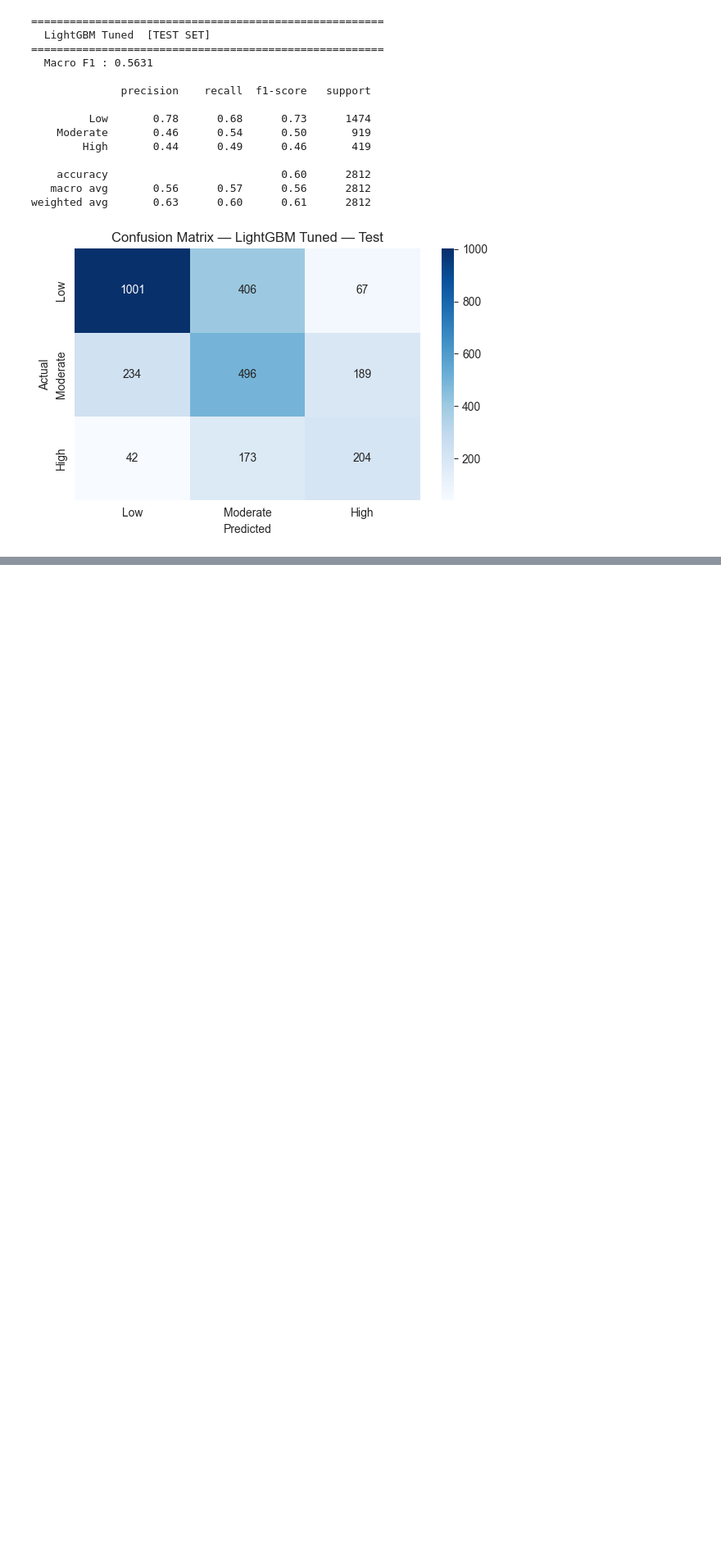
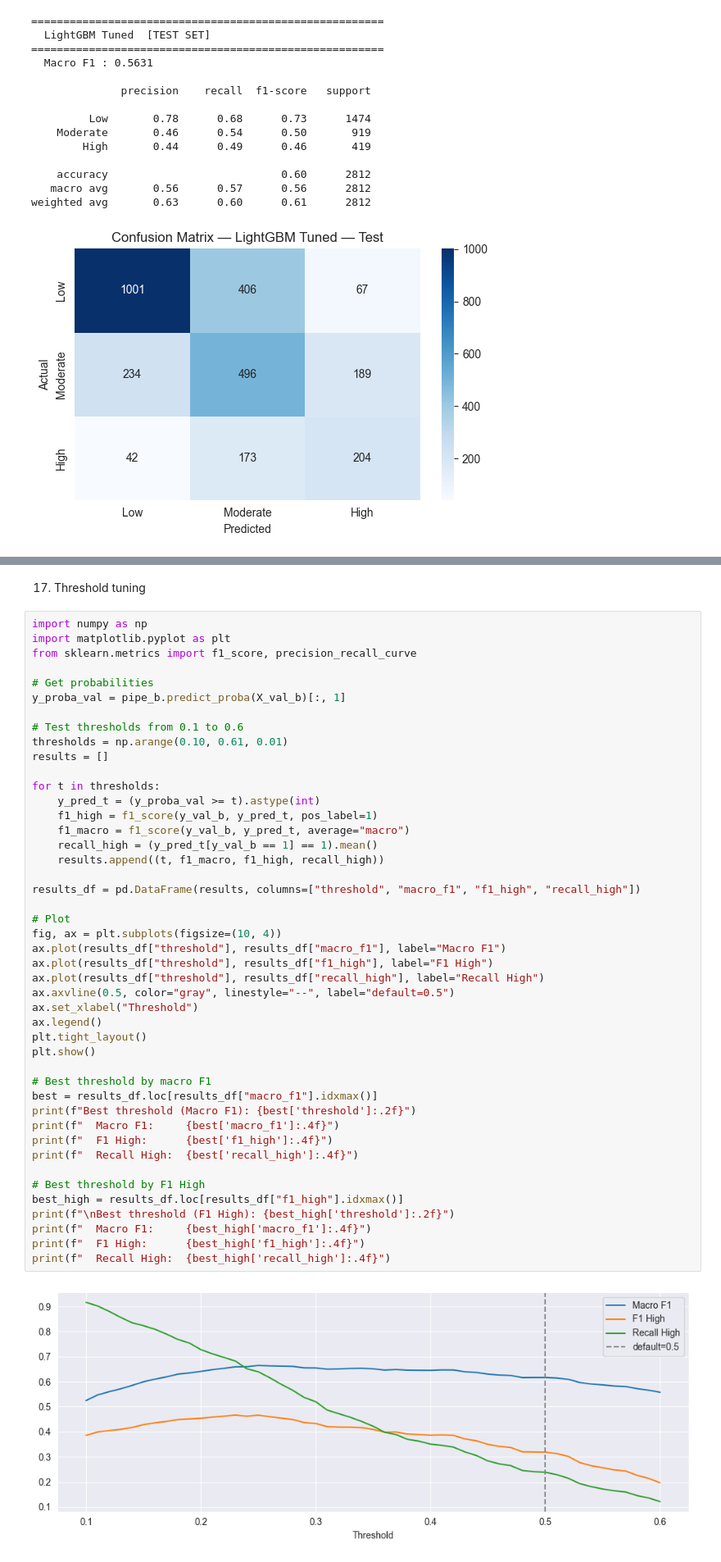
Before and after one commit to Mouhcine005/food-outbreak-severity-ml, a Jupyter notebook: notebooks/5-modeling.ipynb, the cells around one changed output, grey strips where cells are left out. Shown at 82% size. Drawn from its saved outputs; the diff is of its cells as text; blank space fills up the shorter version.

```diff
--- a/notebooks/5-modeling.ipynb
+++ b/notebooks/5-modeling.ipynb
@@ -369,0 +514,49 @@ weighted avg       0.63      0.60      0.61      2812
+# %% [markdown]
+17. Threshold tuning
+# %%
+import numpy as np
+import matplotlib.pyplot as plt
+from sklearn.metrics import f1_score, precision_recall_curve
+
+# Get probabilities
+y_proba_val = pipe_b.predict_proba(X_val_b)[:, 1]
+
+# Test thresholds from 0.1 to 0.6
+thresholds = np.arange(0.10, 0.61, 0.01)
+results = []
+
+for t in thresholds:
+    y_pred_t = (y_proba_val >= t).astype(int)
+    f1_high = f1_score(y_val_b, y_pred_t, pos_label=1)
+    f1_macro = f1_score(y_val_b, y_pred_t, average="macro")
+    recall_high = (y_pred_t[y_val_b == 1] == 1).mean()
+    results.append((t, f1_macro, f1_high, recall_high))
+
+results_df = pd.DataFrame(results, columns=["threshold", "macro_f1", "f1_high", "recall_high"])
+
+# Plot
+fig, ax = plt.subplots(figsize=(10, 4))
+ax.plot(results_df["threshold"], results_df["macro_f1"], label="Macro F1")
+ax.plot(results_df["threshold"], results_df["f1_high"], label="F1 High")
+ax.plot(results_df["threshold"], results_df["recall_high"], label="Recall High")
+ax.axvline(0.5, color="gray", linestyle="--", label="default=0.5")
+ax.set_xlabel("Threshold")
+ax.legend()
+plt.tight_layout()
+plt.show()
+
+# Best threshold by macro F1
+best = results_df.loc[results_df["macro_f1"].idxmax()]
+print(f"Best threshold (Macro F1): {best['threshold']:.2f}")
+print(f"  Macro F1:     {best['macro_f1']:.4f}")
+print(f"  F1 High:      {best['f1_high']:.4f}")
+print(f"  Recall High:  {best['recall_high']:.4f}")
+
+# Best threshold by F1 High
+best_high = results_df.loc[results_df["f1_high"].idxmax()]
+print(f"\nBest threshold (F1 High): {best_high['threshold']:.2f}")
+print(f"  Macro F1:     {best_high['macro_f1']:.4f}")
+print(f"  F1 High:      {best_high['f1_high']:.4f}")
+print(f"  Recall High:  {best_high['recall_high']:.4f}")
+# %% [output]
+[figure, added]
```
Also changed, not shown: parts of 16 cells of this notebook, 1 other file.
